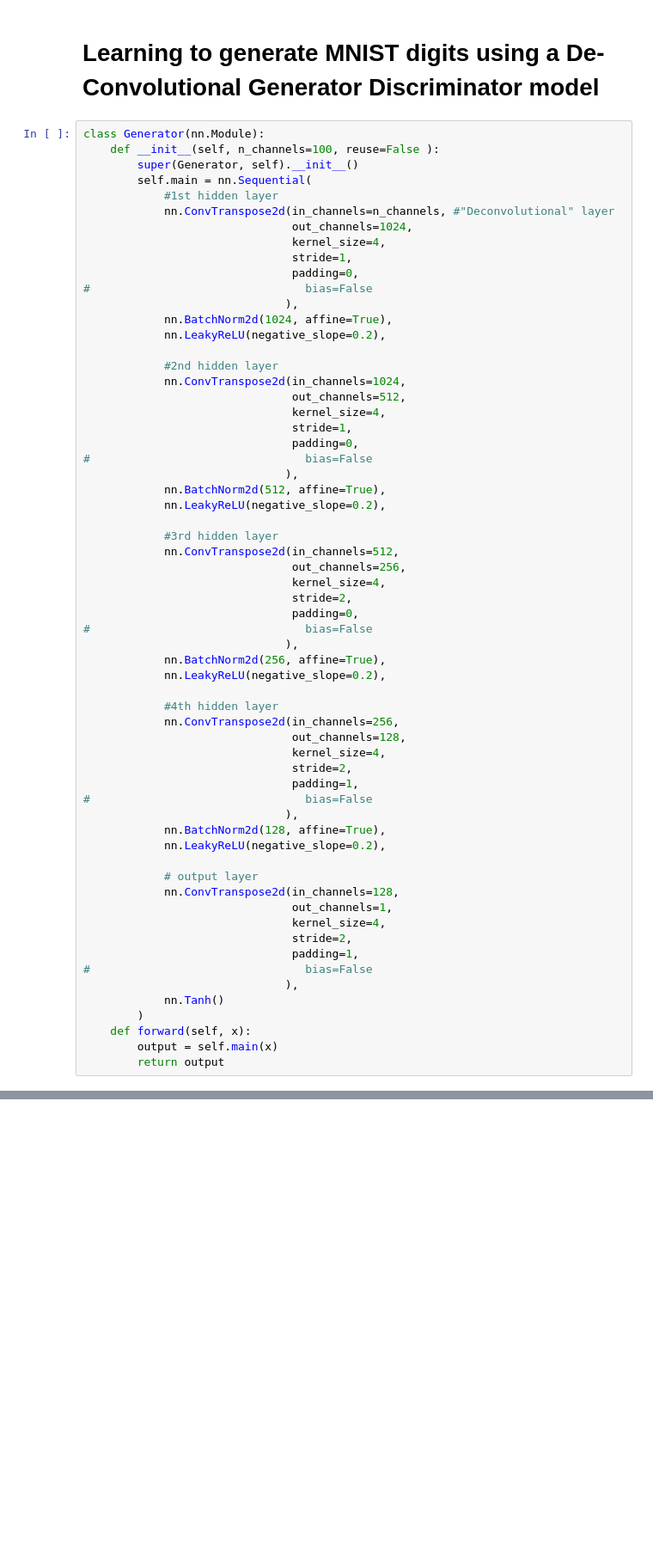
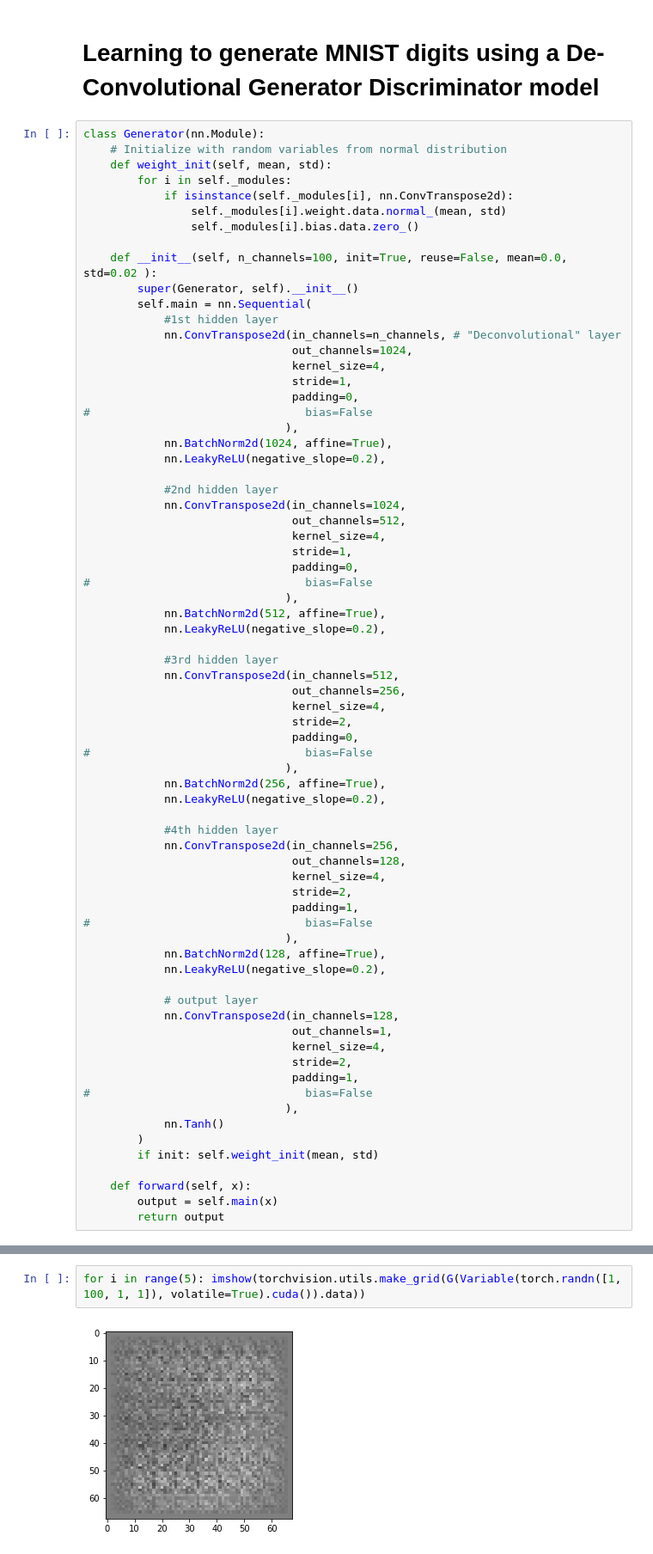
Before and after one commit to sharanry/dcgan-pytorch, a Jupyter notebook: DCGAN on MNIST.ipynb, the cells around one changed output, grey strips where cells are left out. Shown at 86% size. Cells and saved outputs as stored; diff of their text form; blank space fills up the shorter version.

```diff
--- a/DCGAN on MNIST.ipynb
+++ b/DCGAN on MNIST.ipynb
@@ -21,11 +27,18 @@ use_gpu = cuda.is_available()
 # Learning to generate MNIST digits using a De-Convolutional Generator Discriminator model
 # %%
 class Generator(nn.Module):
-    def __init__(self, n_channels=100, reuse=False ):
+    # Initialize with random variables from normal distribution
+    def weight_init(self, mean, std):
+        for i in self._modules:
+            if isinstance(self._modules[i], nn.ConvTranspose2d):
+                self._modules[i].weight.data.normal_(mean, std)
+                self._modules[i].bias.data.zero_()
+
+    def __init__(self, n_channels=100, init=True, reuse=False, mean=0.0, std=0.02 ):
         super(Generator, self).__init__()
         self.main = nn.Sequential(
             #1st hidden layer
-            nn.ConvTranspose2d(in_channels=n_channels, #"Deconvolutional" layer
+            nn.ConvTranspose2d(in_channels=n_channels, # "Deconvolutional" layer
                                out_channels=1024,
                                kernel_size=4,
                                stride=1,
@@ -78,6 +91,8 @@ class Generator(nn.Module):
                               ),
             nn.Tanh()
         )
+        if init: self.weight_init(mean, std)
+
     def forward(self, x):
         output = self.main(x)
         return output
@@ -293,0 +366,4 @@ TypeError: 'module' object is not callable
+# %%
+for i in range(5): imshow(torchvision.utils.make_grid(G(Variable(torch.randn([1, 100, 1, 1]), volatile=True).cuda()).data))
+# %% [output]
+[figure, added]
```
Also changed, not shown: parts of 15 cells of this notebook, 1 other file.
